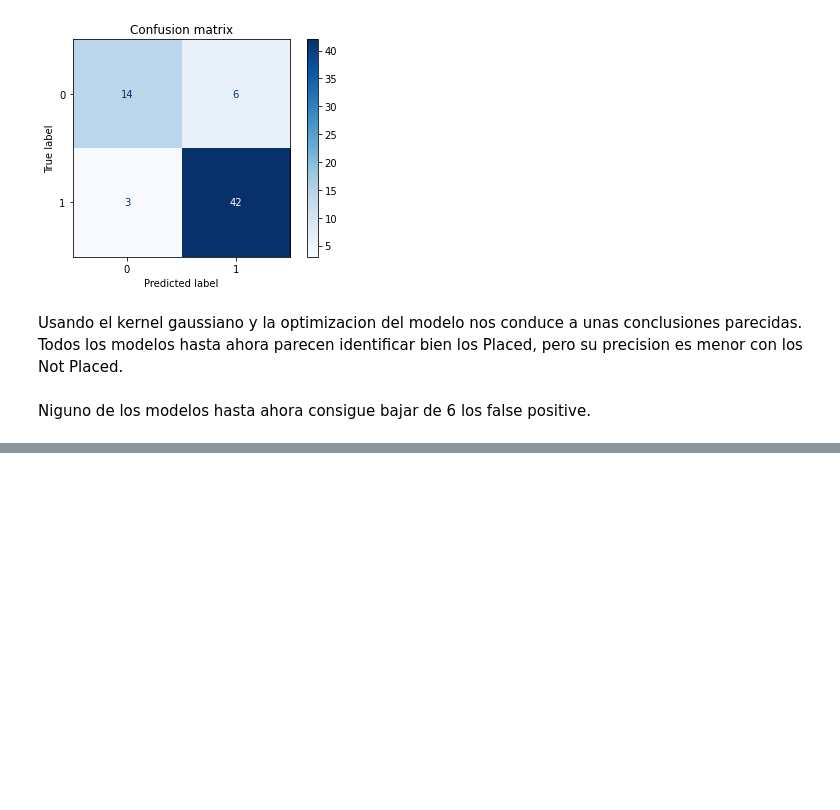
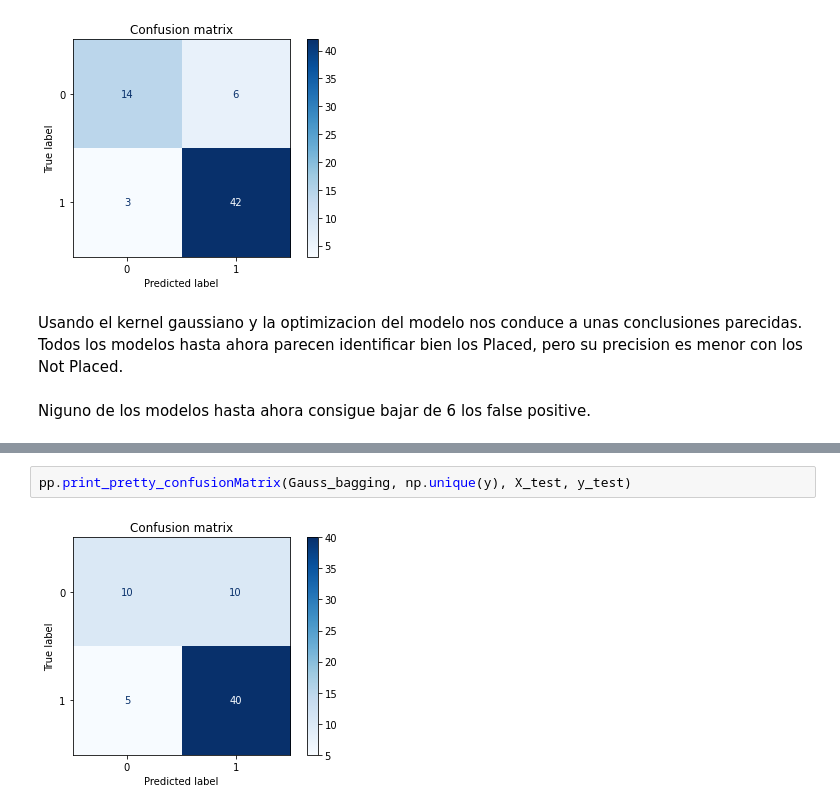
Before and after one commit to AlejandroGVC/DataScience, a Jupyter notebook: placement_analisis.ipynb, the cells around one changed output, grey strips where cells are left out. Drawn from its saved outputs; the diff is of its cells as text; blank space fills up the shorter version.

```diff
--- a/placement_analisis.ipynb
+++ b/placement_analisis.ipynb
@@ -640,0 +751,4 @@ Niguno de los modelos hasta ahora consigue bajar de 6 los false positive.
+# %%
+pp.print_pretty_confusionMatrix(Gauss_bagging, np.unique(y), X_test, y_test)
+# %% [output]
+[figure, added]
```
Also changed, not shown: parts of 32 cells of this notebook.
